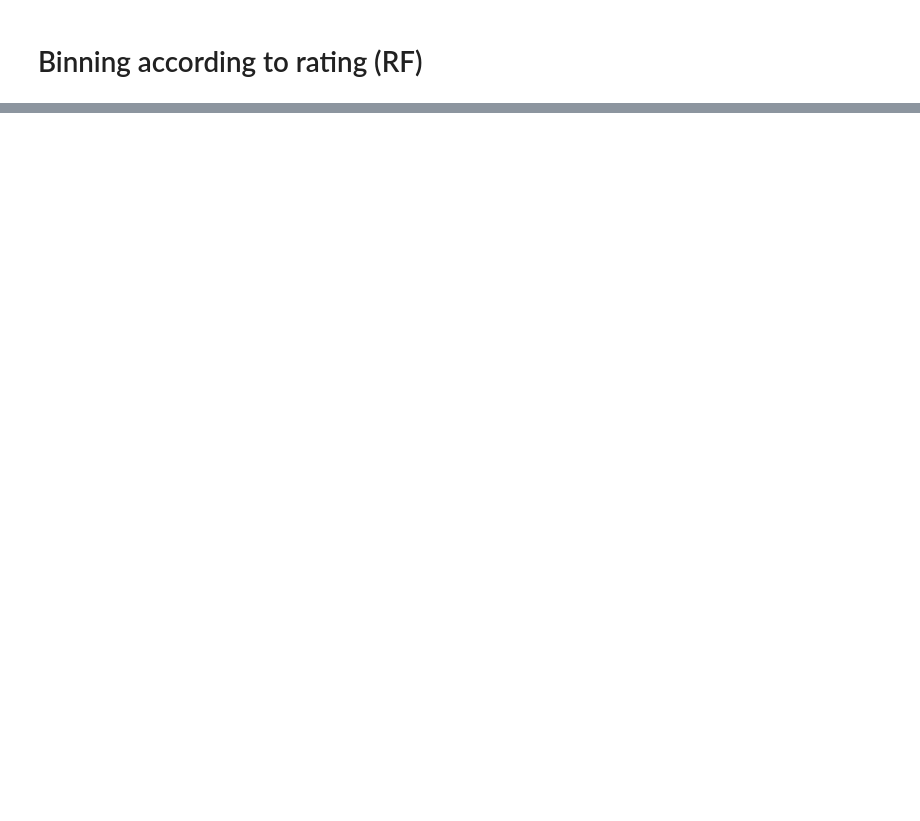
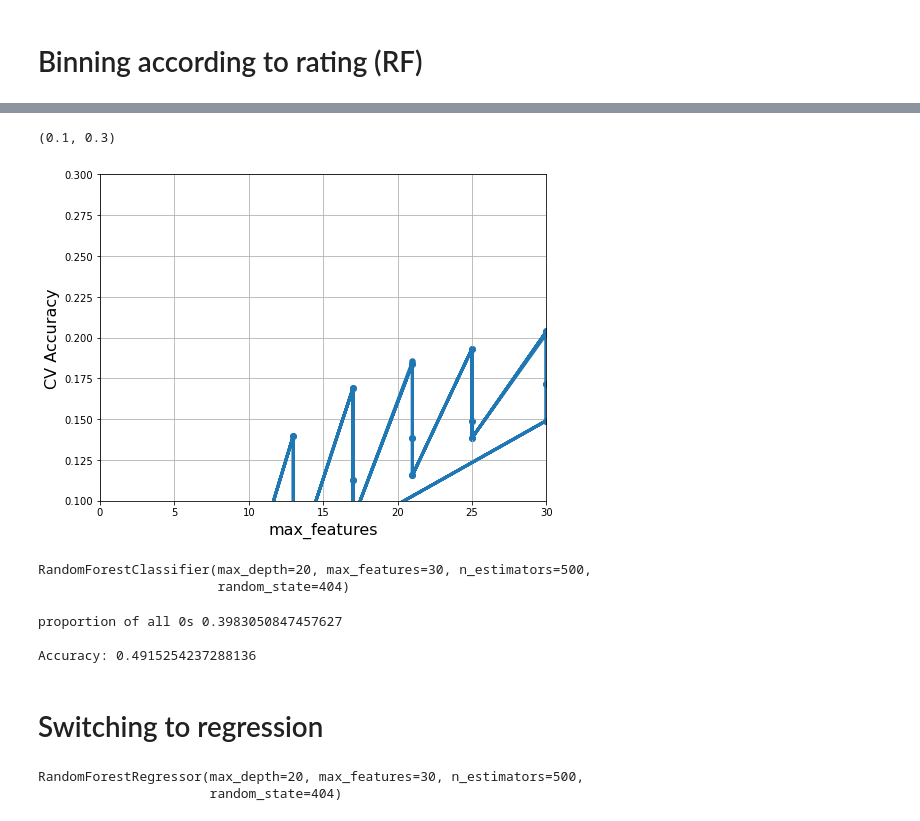
Before and after one commit to yudi-tan/ieor242-final-project, a Jupyter notebook: Random Forests.ipynb, the cells around one changed output, grey strips where cells are left out. Cells and saved outputs as stored; diff of their text form; code cells hidden in the pictures; blank space fills up the shorter version.

```diff
--- a/Random Forests.ipynb
+++ b/Random Forests.ipynb
@@ -161,0 +215,44 @@ Accuracy: 0.597457627118644
+# %%
+max_features = rf_cv_multi.cv_results_['param_max_features'].data
+accuracy_scores = rf_cv_multi.cv_results_['mean_test_score']
+
+plt.figure(figsize=(8, 6))
+plt.xlabel('max_features', fontsize=16)
+plt.ylabel('CV Accuracy', fontsize=16)
+plt.scatter(max_features, accuracy_scores, s=30)
+plt.plot(max_features, accuracy_scores, linewidth=3)
+plt.grid(True, which='both')
+plt.xlim([0, 30])
+plt.ylim([0.1, 0.3])
+# %% [output]
+(0.1, 0.3)
+[figure, added]
+# %%
+rf_multi = RandomForestClassifier(random_state = 404, n_estimators = 500, max_features = 30, max_depth = 20)
+rf_multi.fit(X_train_orig, y_multitrain)
+# %% [output]
+RandomForestClassifier(max_depth=20, max_features=30, n_estimators=500,
+                       random_state=404)
+# %%
+y_pred = rf_multi.predict(Xtest)
+counter = 0
+for i, j in enumerate(y_pred):
+    if sum(y_pred[i]) < 1:
+        y_pred[i] = np.array([0., 0., 0., 0., 0., 0., 0., 0., 0., 1., 0.])
+        counter += 1
+print('proportion of all 0s', counter/len(y_pred))
+#cm = confusion_matrix(y_multitest, y_pred)
+#print ("Confusion Matrix: \n", cm)
+print ("\nAccuracy:", accuracy_score(y_multitest, y_pred))
+# %% [output]
+proportion of all 0s 0.3983050847457627
+
+Accuracy: 0.4915254237288136
+# %% [markdown]
+# Switching to regression
+# %%
+rf_regression = RandomForestRegressor(random_state = 404, n_estimators = 500, max_features = 30, max_depth = 20)
+rf_regression.fit(X_train_orig, train['overall_ratings'])
+# %% [output]
+RandomForestRegressor(max_depth=20, max_features=30, n_estimators=500,
+                      random_state=404)
```
Also changed, not shown: parts of 17 cells of this notebook, 1 other file.
